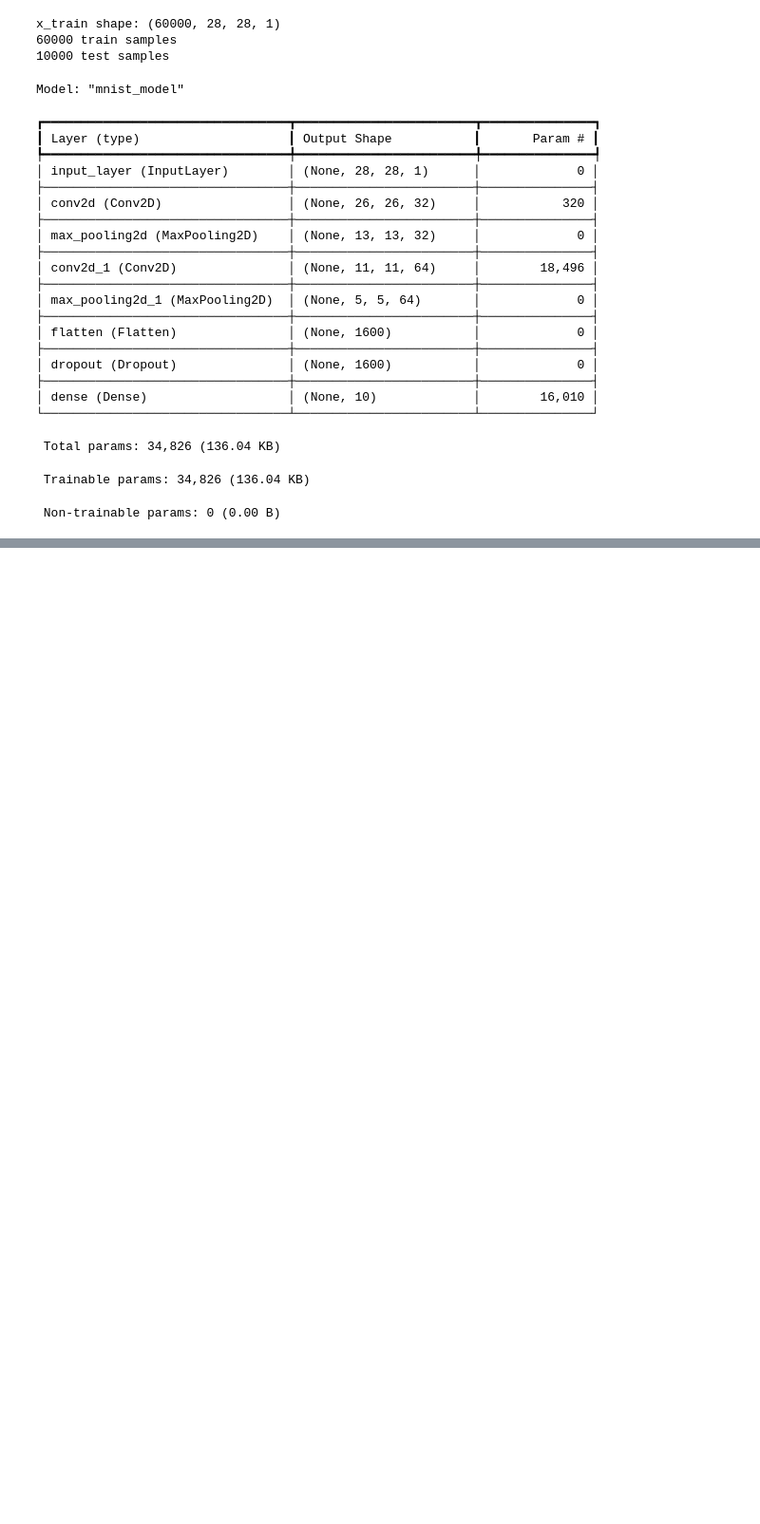
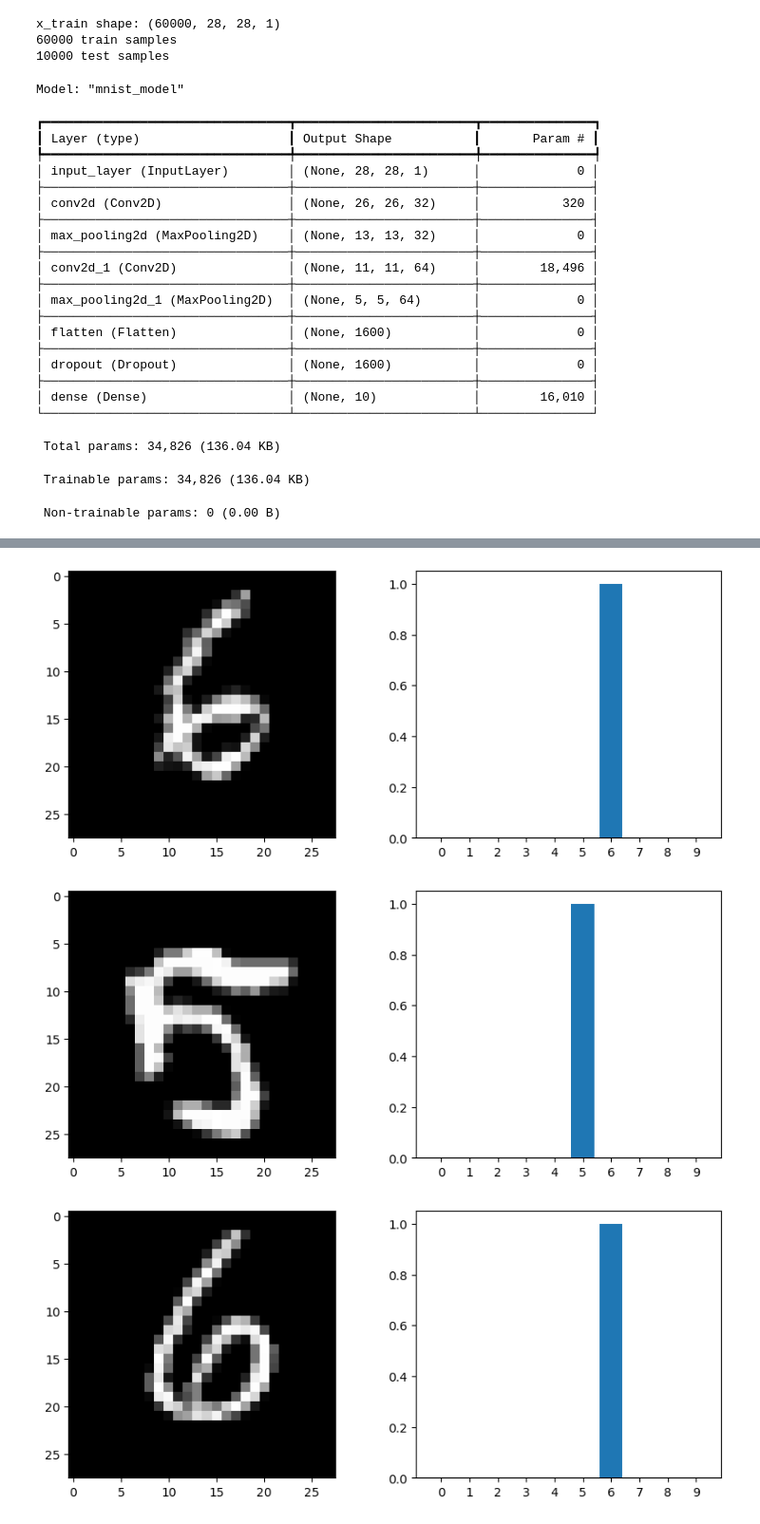
Before and after one commit to Islake/Neuroverkkoprojekti, a Jupyter notebook: MNIST_Keras_CNN.ipynb, the cells around one changed output, grey strips where cells are left out. Shown: that part at 95% size. Drawn from its saved outputs; the diff is of its cells as text; code cells hidden in the pictures; blank space fills up the shorter version.

```diff
--- a/MNIST_Keras_CNN.ipynb
+++ b/MNIST_Keras_CNN.ipynb
@@ -106,14 +111,18 @@ print("Test accuracy:", score[1])
 # %%
 x = x_test
 y = model(x)
 start = 2000
 
 for k in range(10):
     plt.figure(figsize=(10, 4))
     plt.subplot(1,2,1)
     plt.imshow(x[start+k].reshape((28, 28)), cmap='gray')
     ind = np.arange(0, 10)
     plt.subplot(1,2,2)
     #plt.bar(ind, y[start+k].cpu().detach().numpy().flatten())   # Pytorch
-    plt.bar(ind, y[start+k].detach().numpy().flatten())   # Tensorflow
+    plt.bar(ind, y[start+k].numpy().flatten())   # Tensorflow
     plt.xticks(range(10))
+# %% [output]
+[figure, added]
+[figure, added]
+[figure, added]
```
Also changed, not shown: parts of 5 cells of this notebook, 3 other files.
